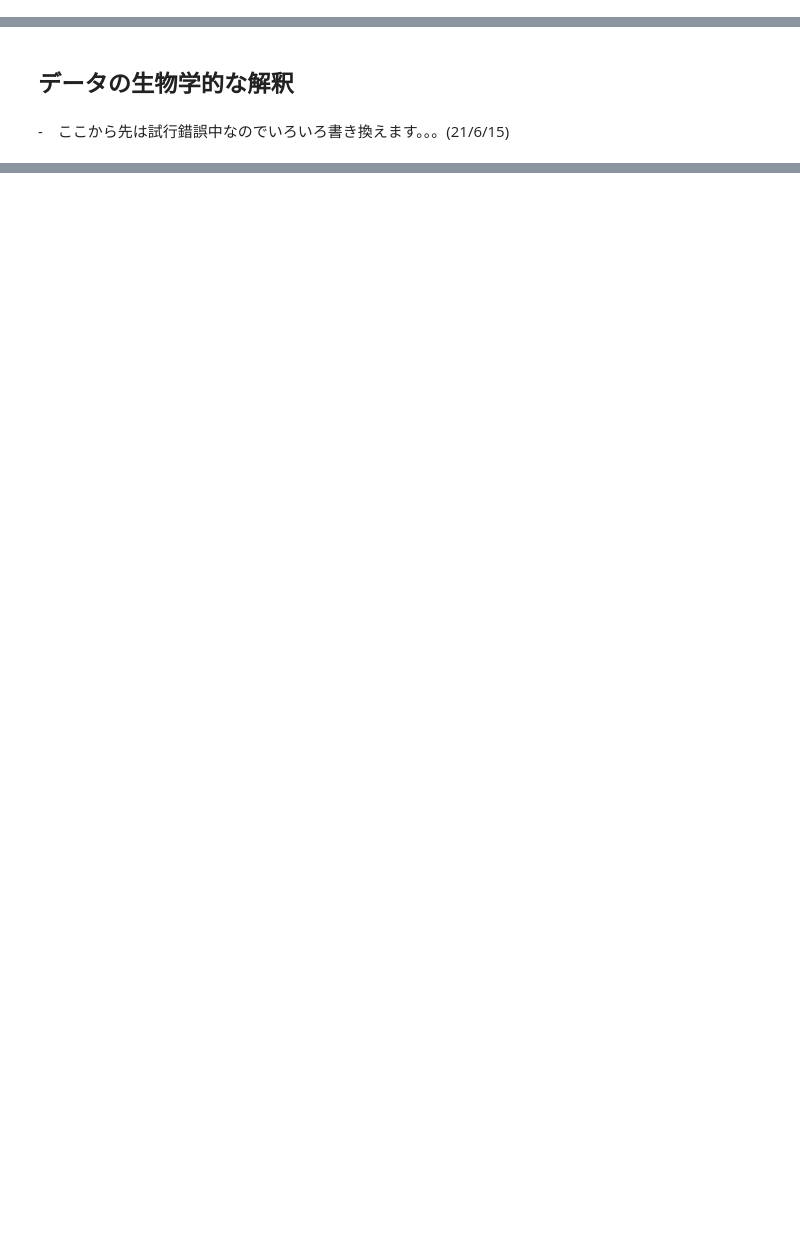
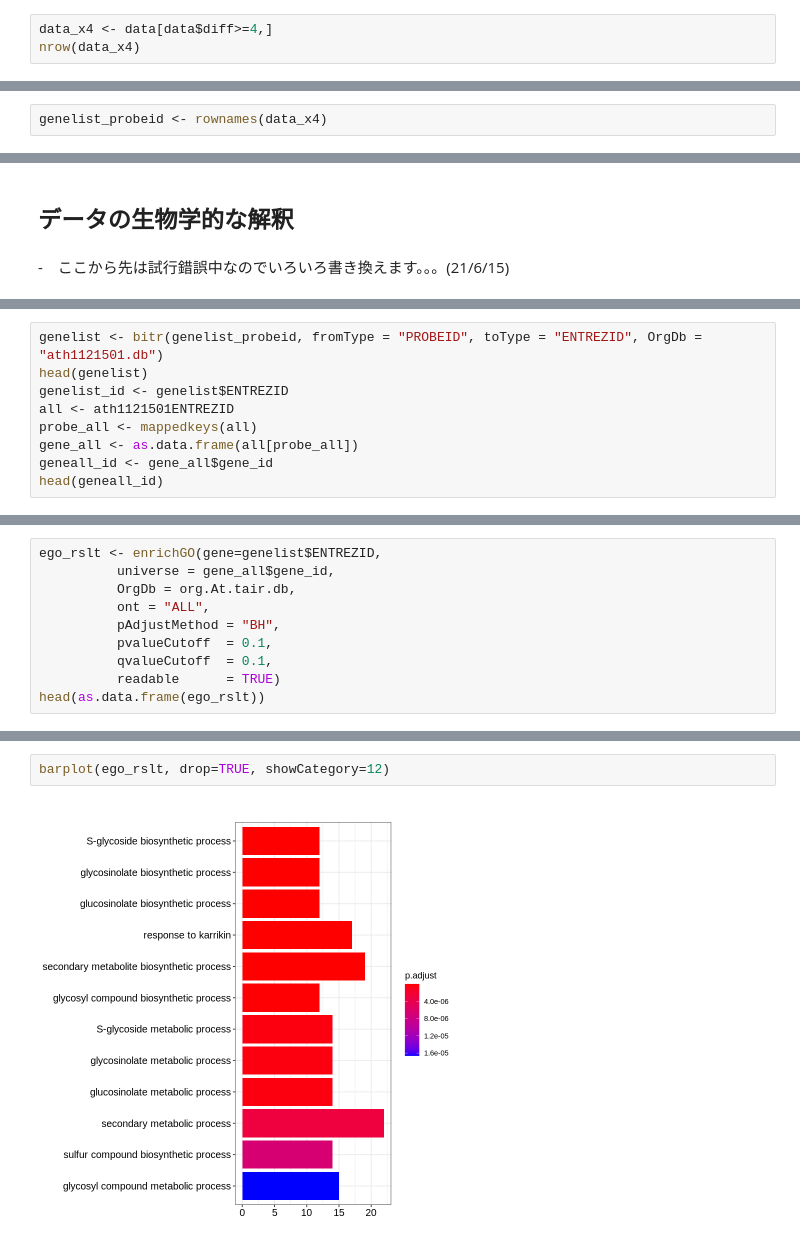
Before and after one commit to chalkless/lecture, a Jupyter notebook: biostats/exp/expByROnGColab.ipynb, the cells around one changed output, grey strips where cells are left out. Drawn from its saved outputs; the diff is of its cells as text; blank space fills up the shorter version.

```diff
--- a/biostats/exp/expByROnGColab.ipynb
+++ b/biostats/exp/expByROnGColab.ipynb
@@ -220,3 +220,6 @@ nrow(data_x3)
   - ちょっと多いなぁ。。。
   - というわけで、対数で5（実データで32倍）くらいにしてみる
 - 対数で5以上にしてみる。
+# %%
+data_x4 <- data[data$diff>=4,]
+nrow(data_x4)
@@ -240,5 +245,7 @@ abline(0,1, col = "blue")
 # %%
 file_rslt <- "GSE15515.up_5.txt"
 write(rownames(data_x5), file_rslt)
+# %%
+genelist_probeid <- rownames(data_x4)
 # %% [markdown]
 -　左のファイルリストに出力したファイルが現れます。出てこない場合は、ファイルと書かれた次の行のアイコンのうち真ん中（フォルダーに丸い矢印マーク）をクリックすると出てきます。
@@ -335,0 +308,9 @@ rslt <- enrichGO(gene = data_x5$geneid, ont=BP)
+# %%
+genelist <- bitr(genelist_probeid, fromType = "PROBEID", toType = "ENTREZID", OrgDb = "ath1121501.db")
+head(genelist)
+genelist_id <- genelist$ENTREZID
+all <- ath1121501ENTREZID
+probe_all <- mappedkeys(all)
+gene_all <- as.data.frame(all[probe_all])
+geneall_id <- gene_all$gene_id
+head(geneall_id)
@@ -335,0 +332,10 @@ rslt <- enrichGO(gene = data_x5$geneid, ont=BP)
+# %%
+ego_rslt <- enrichGO(gene=genelist$ENTREZID,
+          universe = gene_all$gene_id,
+          OrgDb = org.At.tair.db,
+          ont = "ALL",
+          pAdjustMethod = "BH",
+          pvalueCutoff  = 0.1,
+          qvalueCutoff  = 0.1,
+          readable      = TRUE)
+head(as.data.frame(ego_rslt))
@@ -335,0 +352,4 @@ rslt <- enrichGO(gene = data_x5$geneid, ont=BP)
+# %%
+barplot(ego_rslt, drop=TRUE, showCategory=12)
+# %% [output]
+[figure, added]
```
Also changed, not shown: parts of 11 cells of this notebook.
